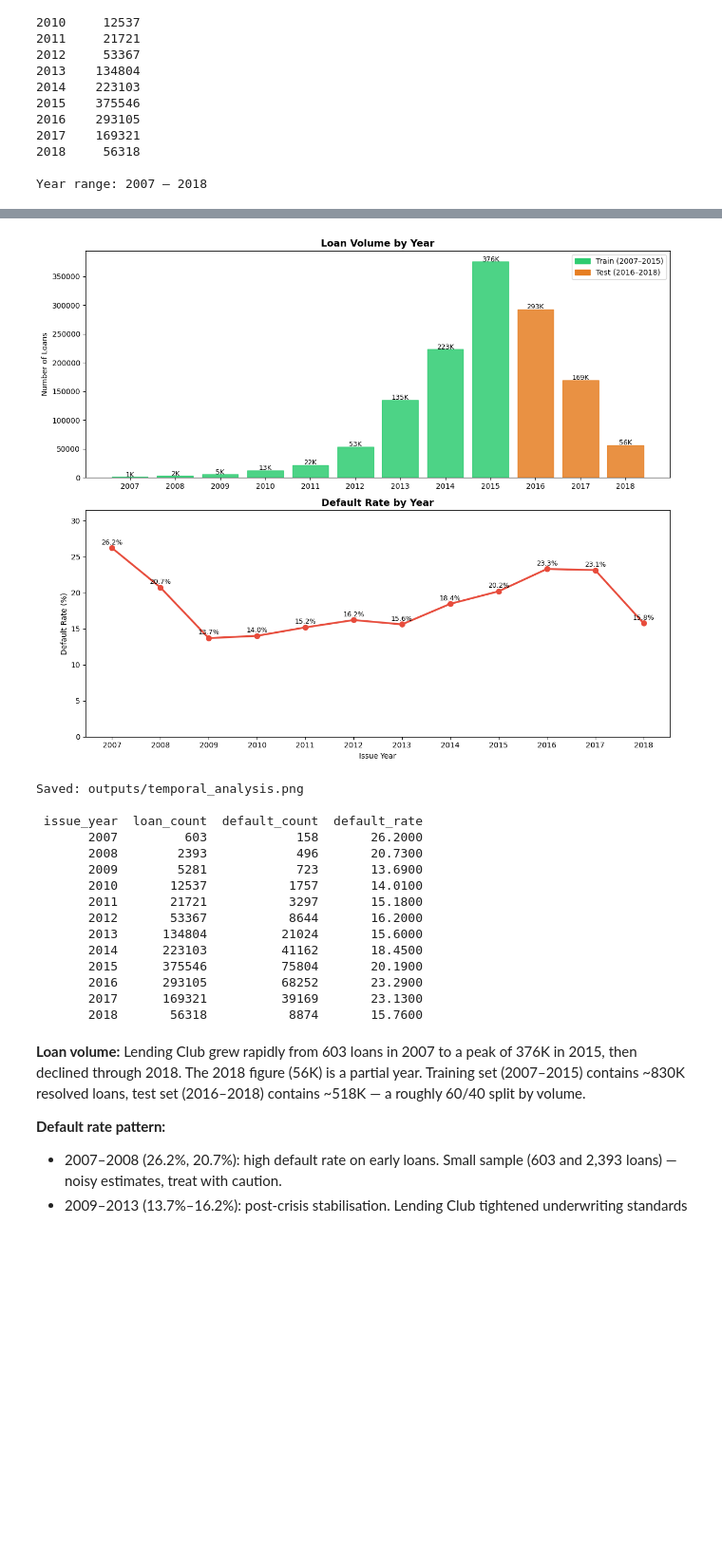
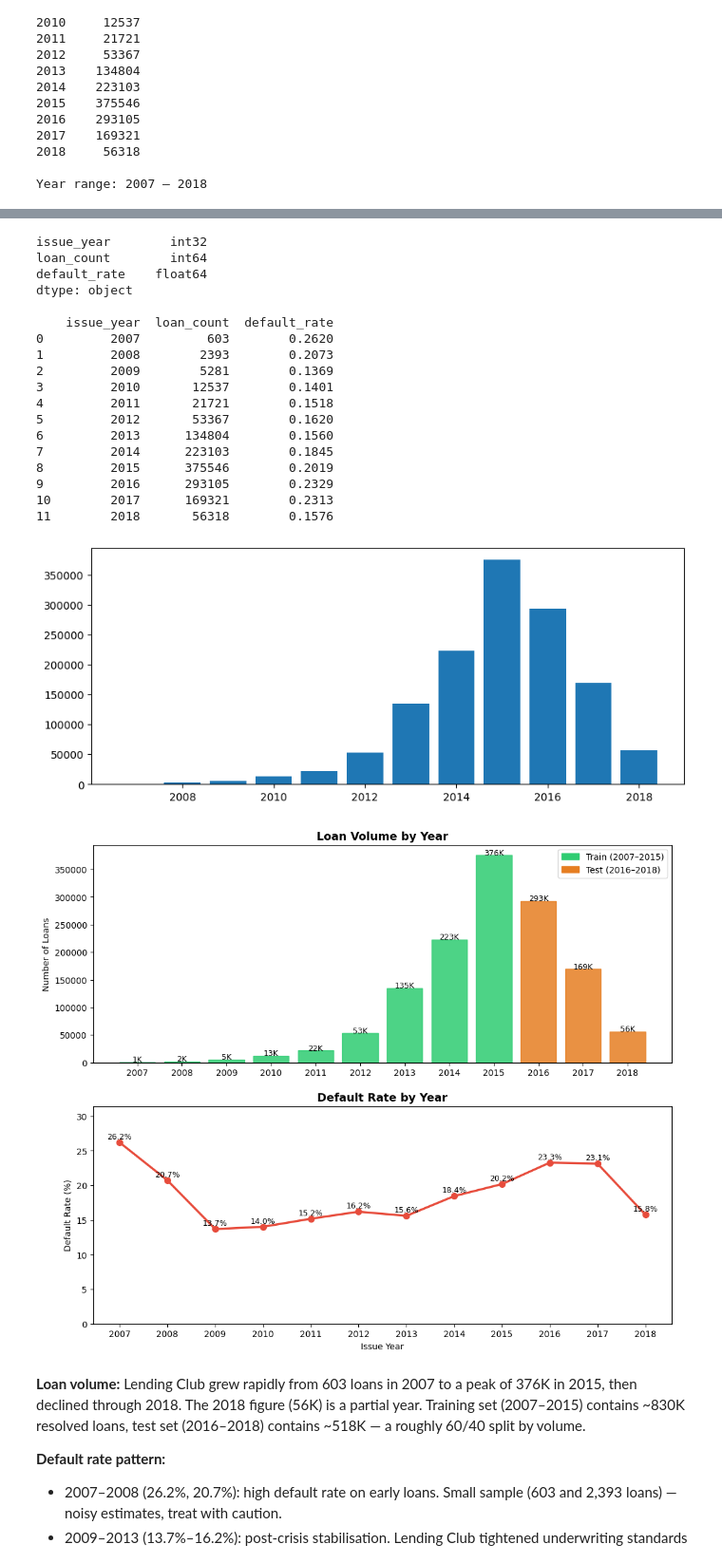
Before and after one commit to SourodeepRoy30/credit-default-prediction, a Jupyter notebook: notebooks/01_Raw_EDA.ipynb, the cells around one changed output, grey strips where cells are left out. Shown at 95% size. Cells and saved outputs as stored; diff of their text form; code cells hidden in the pictures; blank space fills up the shorter version.

```diff
--- a/notebooks/01_Raw_EDA.ipynb
+++ b/notebooks/01_Raw_EDA.ipynb
@@ -1038,3 +1008,41 @@ dtype: object
+# %%
+yearly = (
+    df_resolved
+    .groupby("issue_year")
+    .agg(
+        loan_count   = ("loan_amnt", "count"),
+        default_rate = ("default_flag", "mean")
+    )
+    .reset_index()
+)
+
+print(yearly.dtypes)
+print()
+print(yearly)
+
+fig, ax = plt.subplots(figsize=(10, 4))
+ax.bar(yearly["issue_year"], yearly["loan_count"])
+plt.show()
+# %% [output]
+issue_year        int32
+loan_count        int64
+default_rate    float64
+dtype: object
+
+    issue_year  loan_count  default_rate
+0         2007         603        0.2620
+1         2008        2393        0.2073
+2         2009        5281        0.1369
+3         2010       12537        0.1401
+4         2011       21721        0.1518
+5         2012       53367        0.1620
+6         2013      134804        0.1560
+7         2014      223103        0.1845
+8         2015      375546        0.2019
+9         2016      293105        0.2329
+10        2017      169321        0.2313
+11        2018       56318        0.1576
+[figure, added]
 # %%
 fig, axes = plt.subplots(2, 1, figsize=(12, 10))
 
@@ -1044,60 +1052,38 @@ bars = axes[0].bar(yearly["issue_year"], yearly["loan_count"],
 axes[0].set_title("Loan Volume by Year", fontsize=13, fontweight="bold")
 axes[0].set_ylabel("Number of Loans")
 axes[0].set_xticks(yearly["issue_year"])
 
 for bar, count in zip(bars, yearly["loan_count"]):
     axes[0].text(bar.get_x() + bar.get_width() / 2,
                  bar.get_height() + 500,
                  f"{count/1e3:.0f}K", ha="center", fontsize=9)
 
 # Train/test shading — use explicit x tick positions
 for year in yearly["issue_year"]:
     color = "#2ecc71" if year <= 2015 else "#e67e22"
     bars[list(yearly["issue_year"]).index(year)].set_color(color)
 
 axes[0].legend(
     handles=[
         plt.Rectangle((0,0),1,1, color="#2ecc71", label="Train (2007–2015)"),
         plt.Rectangle((0,0),1,1, color="#e67e22", label="Test (2016–2018)")
     ], fontsize=10
 )
 
 # ── Bottom: Default rate by year ───────────────────────────────────────────────
-axes[1].plot(yearly["issue_year"], yearly["default_rate"],
+axes[1].plot(yearly["issue_year"], yearly["default_rate"] * 100,
              marker="o", color="#e74c3c", linewidth=2.5, markersize=7)
 axes[1].set_title("Default Rate by Year", fontsize=13, fontweight="bold")
 axes[1].set_ylabel("Default Rate (%)")
 axes[1].set_xlabel("Issue Year")
 axes[1].set_xticks(yearly["issue_year"])
-axes[1].set_ylim(0, yearly["default_rate"].max() * 1.2)
+axes[1].set_ylim(0, yearly["default_rate"].max() * 100 * 1.2)
 
 for _, row in yearly.iterrows():
-    axes[1].text(row["issue_year"], row["default_rate"] + 0.5,
-                 f"{row['default_rate']:.1f}%", ha="center", fontsize=9)
-
-plt.tight_layout()
-plt.savefig("../outputs/temporal_analysis.png", dpi=150, bbox_inches="tight")
-plt.show()
-print("Saved: outputs/temporal_analysis.png")
-print()
-print(yearly.to_string(index=False))
+    axes[1].text(row["issue_year"], row["default_rate"] * 100 + 0.5,
+                 f"{row['default_rate']*100:.1f}%", ha="center", fontsize=9)
 # %% [output]
-[figure, old version]
+[figure, new version]
-Saved: outputs/temporal_analysis.png
-
- issue_year  loan_count  default_count  default_rate
-       2007         603            158       26.2000
-       2008        2393            496       20.7300
-       2009        5281            723       13.6900
-       2010       12537           1757       14.0100
-       2011       21721           3297       15.1800
-       2012       53367           8644       16.2000
-       2013      134804          21024       15.6000
-       2014      223103          41162       18.4500
-       2015      375546          75804       20.1900
-       2016      293105          68252       23.2900
-       2017      169321          39169       23.1300
-       2018       56318           8874       15.7600
 # %% [markdown]
 **Loan volume:**
 Lending Club grew rapidly from 603 loans in 2007 to a peak of 376K in 2015,
```
Also changed, not shown: parts of 2 cells of this notebook, 54 other files.
